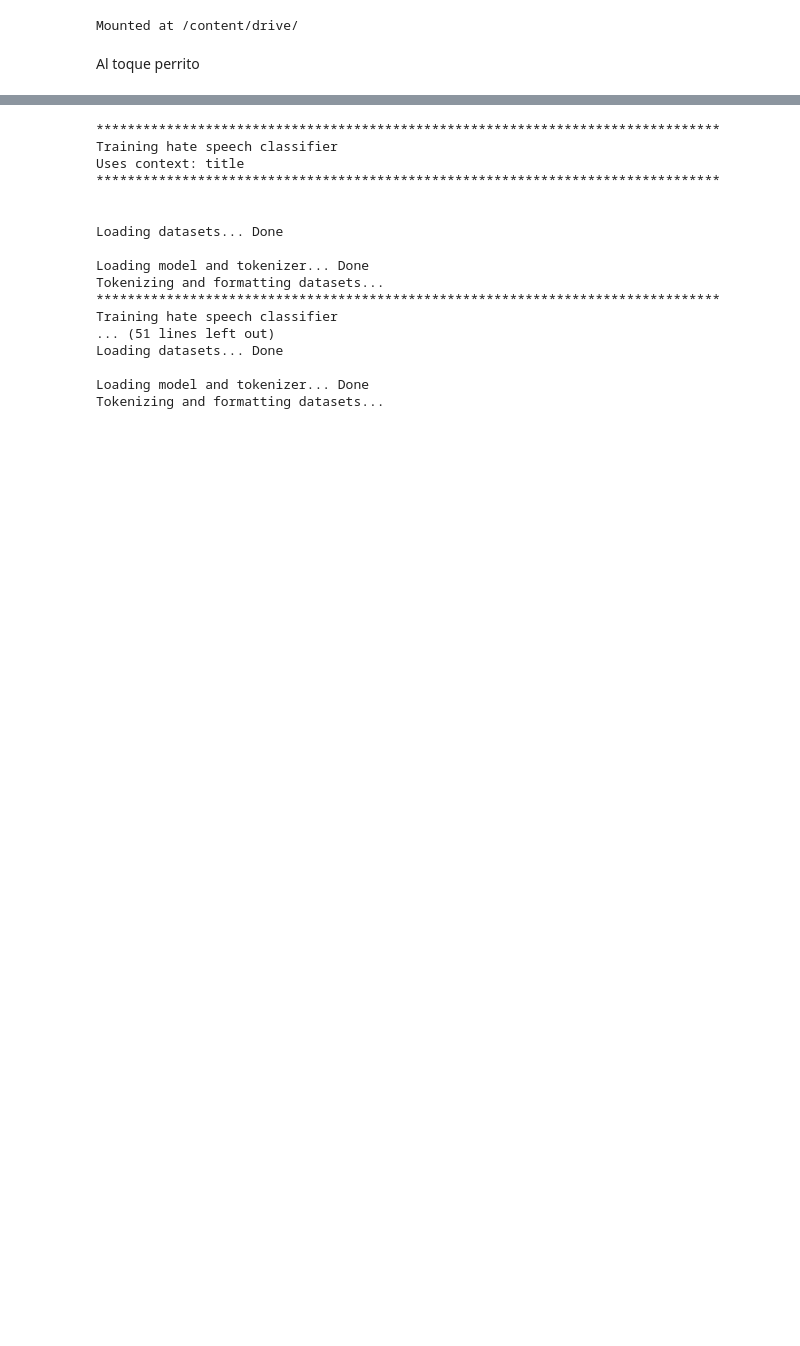
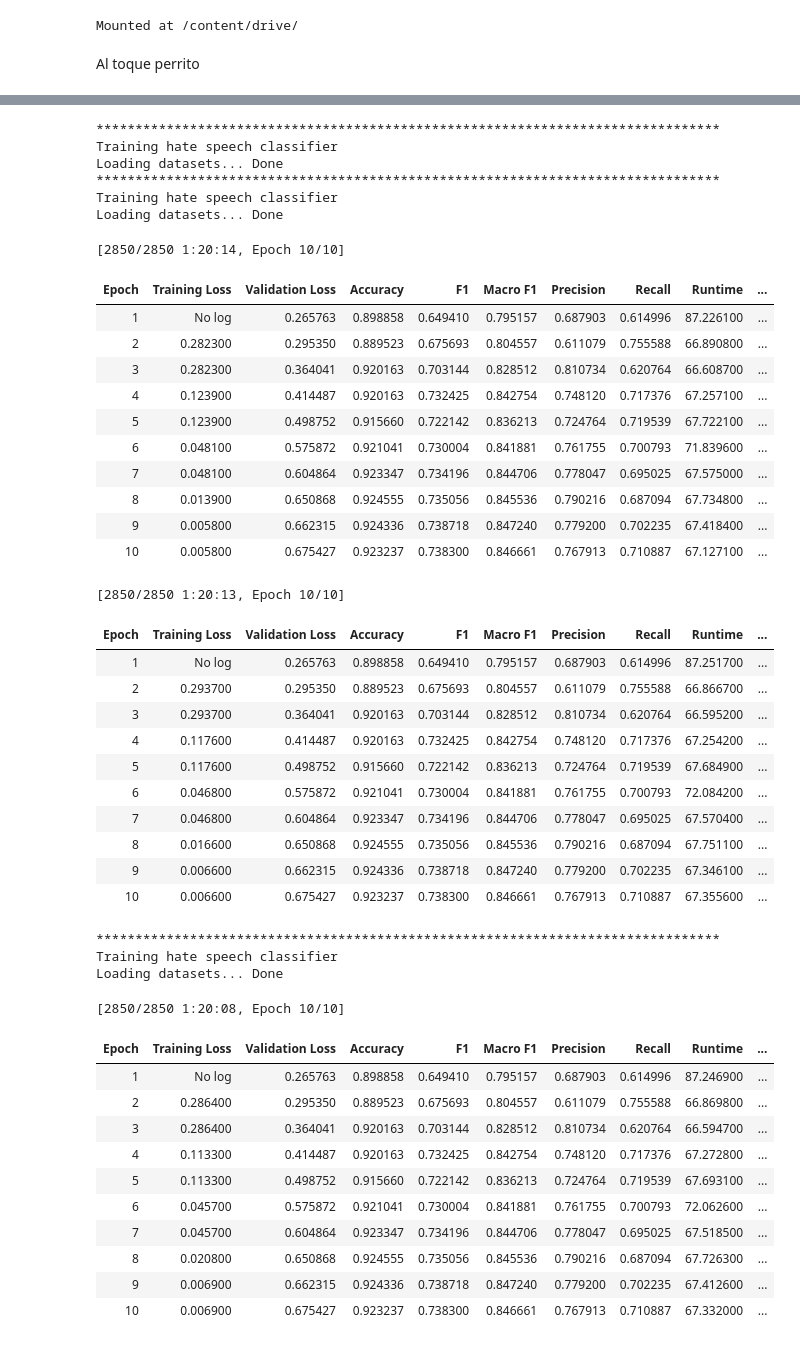
Before and after one commit to finiteautomata/contextualized-hatespeech-classification, a Jupyter notebook: notebooks/Hatespeech_Colab_TPU.ipynb, the cells around one changed output, grey strips where cells are left out. Saved outputs shown, nothing was run; the diff lists cells and outputs as text; code cells hidden in the pictures; blank space fills up the shorter version.

```diff
--- a/notebooks/Hatespeech_Colab_TPU.ipynb
+++ b/notebooks/Hatespeech_Colab_TPU.ipynb
@@ -62,2 +170,8 @@ Reiniciar notebook después de correr esto
+# %%
+train_path = "datasets/train/"
+dev_path = "datasets/dev/"
+
+train_dataset.save_to_disk(train_path)
+dev_dataset.save_to_disk(dev_path)
 # %%
 import os
@@ -147,35 +229,65 @@ You should probably TRAIN this model on a down-stream task to be able to use it
 # %%
 import os
 import torch_xla.core.xla_model as xm
 import torch_xla.distributed.parallel_loader as pl
 import torch_xla.distributed.xla_multiprocessing as xmp
 
-repo_dir = "/content/drive/Shareddrives/Hate\ Speech/hatespeech-classification"
-output_path = os.path.join(repo_dir, "models", "bert-contextualized-hate-speech-es/")
+output_path = "/content/drive/Shareddrives/HateSpeech/models/bert-title-body-hate-speech-es/"
 
 def _mp_fn(index):
     device = xm.xla_device()
     model = WRAPPED_MODEL.to(device)
 
 
-    train_model(model, tokenizer, output_path=output_path, context='title', batch_size=32, eval_batch_size=8)
+    train_model(
+        model, tokenizer, epochs=10, output_path=output_path,
+        #slice=2048,
+    )
 
-xmp.spawn(_mp_fn, start_method="fork", )
+xmp.spawn(_mp_fn, start_method="fork")
 # %% [output]
 ********************************************************************************
 Training hate speech classifier
-Uses context: title
-********************************************************************************
-
-
 Loading datasets... Done
-
-Loading model and tokenizer... Done
-Tokenizing and formatting datasets...
 ********************************************************************************
 Training hate speech classifier
-... (51 lines left out)
 Loading datasets... Done
-
-Loading model and tokenizer... Done
-Tokenizing and formatting datasets...
+[2850/2850 1:20:14, Epoch 10/10]
+| Epoch | Training Loss | Validation Loss | Accuracy | F1 | Macro F1 | Precision | Recall | Runtime | ... |
+| 1 | No log | 0.265763 | 0.898858 | 0.649410 | 0.795157 | 0.687903 | 0.614996 | 87.226100 | ... |
+| 2 | 0.282300 | 0.295350 | 0.889523 | 0.675693 | 0.804557 | 0.611079 | 0.755588 | 66.890800 | ... |
+| 3 | 0.282300 | 0.364041 | 0.920163 | 0.703144 | 0.828512 | 0.810734 | 0.620764 | 66.608700 | ... |
+| 4 | 0.123900 | 0.414487 | 0.920163 | 0.732425 | 0.842754 | 0.748120 | 0.717376 | 67.257100 | ... |
+| 5 | 0.123900 | 0.498752 | 0.915660 | 0.722142 | 0.836213 | 0.724764 | 0.719539 | 67.722100 | ... |
+| 6 | 0.048100 | 0.575872 | 0.921041 | 0.730004 | 0.841881 | 0.761755 | 0.700793 | 71.839600 | ... |
+| 7 | 0.048100 | 0.604864 | 0.923347 | 0.734196 | 0.844706 | 0.778047 | 0.695025 | 67.575000 | ... |
+| 8 | 0.013900 | 0.650868 | 0.924555 | 0.735056 | 0.845536 | 0.790216 | 0.687094 | 67.734800 | ... |
+| 9 | 0.005800 | 0.662315 | 0.924336 | 0.738718 | 0.847240 | 0.779200 | 0.702235 | 67.418400 | ... |
+| 10 | 0.005800 | 0.675427 | 0.923237 | 0.738300 | 0.846661 | 0.767913 | 0.710887 | 67.127100 | ... |
+[2850/2850 1:20:13, Epoch 10/10]
+| Epoch | Training Loss | Validation Loss | Accuracy | F1 | Macro F1 | Precision | Recall | Runtime | ... |
+| 1 | No log | 0.265763 | 0.898858 | 0.649410 | 0.795157 | 0.687903 | 0.614996 | 87.251700 | ... |
+| 2 | 0.293700 | 0.295350 | 0.889523 | 0.675693 | 0.804557 | 0.611079 | 0.755588 | 66.866700 | ... |
+| 3 | 0.293700 | 0.364041 | 0.920163 | 0.703144 | 0.828512 | 0.810734 | 0.620764 | 66.595200 | ... |
+| 4 | 0.117600 | 0.414487 | 0.920163 | 0.732425 | 0.842754 | 0.748120 | 0.717376 | 67.254200 | ... |
+| 5 | 0.117600 | 0.498752 | 0.915660 | 0.722142 | 0.836213 | 0.724764 | 0.719539 | 67.684900 | ... |
+| 6 | 0.046800 | 0.575872 | 0.921041 | 0.730004 | 0.841881 | 0.761755 | 0.700793 | 72.084200 | ... |
+| 7 | 0.046800 | 0.604864 | 0.923347 | 0.734196 | 0.844706 | 0.778047 | 0.695025 | 67.570400 | ... |
+| 8 | 0.016600 | 0.650868 | 0.924555 | 0.735056 | 0.845536 | 0.790216 | 0.687094 | 67.751100 | ... |
+| 9 | 0.006600 | 0.662315 | 0.924336 | 0.738718 | 0.847240 | 0.779200 | 0.702235 | 67.346100 | ... |
+| 10 | 0.006600 | 0.675427 | 0.923237 | 0.738300 | 0.846661 | 0.767913 | 0.710887 | 67.355600 | ... |
+********************************************************************************
+Training hate speech classifier
+Loading datasets... Done
+[2850/2850 1:20:08, Epoch 10/10]
+| Epoch | Training Loss | Validation Loss | Accuracy | F1 | Macro F1 | Precision | Recall | Runtime | ... |
+| 1 | No log | 0.265763 | 0.898858 | 0.649410 | 0.795157 | 0.687903 | 0.614996 | 87.246900 | ... |
+| 2 | 0.286400 | 0.295350 | 0.889523 | 0.675693 | 0.804557 | 0.611079 | 0.755588 | 66.869800 | ... |
+| 3 | 0.286400 | 0.364041 | 0.920163 | 0.703144 | 0.828512 | 0.810734 | 0.620764 | 66.594700 | ... |
+| 4 | 0.113300 | 0.414487 | 0.920163 | 0.732425 | 0.842754 | 0.748120 | 0.717376 | 67.272800 | ... |
+| 5 | 0.113300 | 0.498752 | 0.915660 | 0.722142 | 0.836213 | 0.724764 | 0.719539 | 67.693100 | ... |
+| 6 | 0.045700 | 0.575872 | 0.921041 | 0.730004 | 0.841881 | 0.761755 | 0.700793 | 72.062600 | ... |
+| 7 | 0.045700 | 0.604864 | 0.923347 | 0.734196 | 0.844706 | 0.778047 | 0.695025 | 67.518500 | ... |
+| 8 | 0.020800 | 0.650868 | 0.924555 | 0.735056 | 0.845536 | 0.790216 | 0.687094 | 67.726300 | ... |
+| 9 | 0.006900 | 0.662315 | 0.924336 | 0.738718 | 0.847240 | 0.779200 | 0.702235 | 67.412600 | ... |
+| 10 | 0.006900 | 0.675427 | 0.923237 | 0.738300 | 0.846661 | 0.767913 | 0.710887 | 67.332000 | ... |
```
Also changed, not shown: parts of 12 cells of this notebook.
